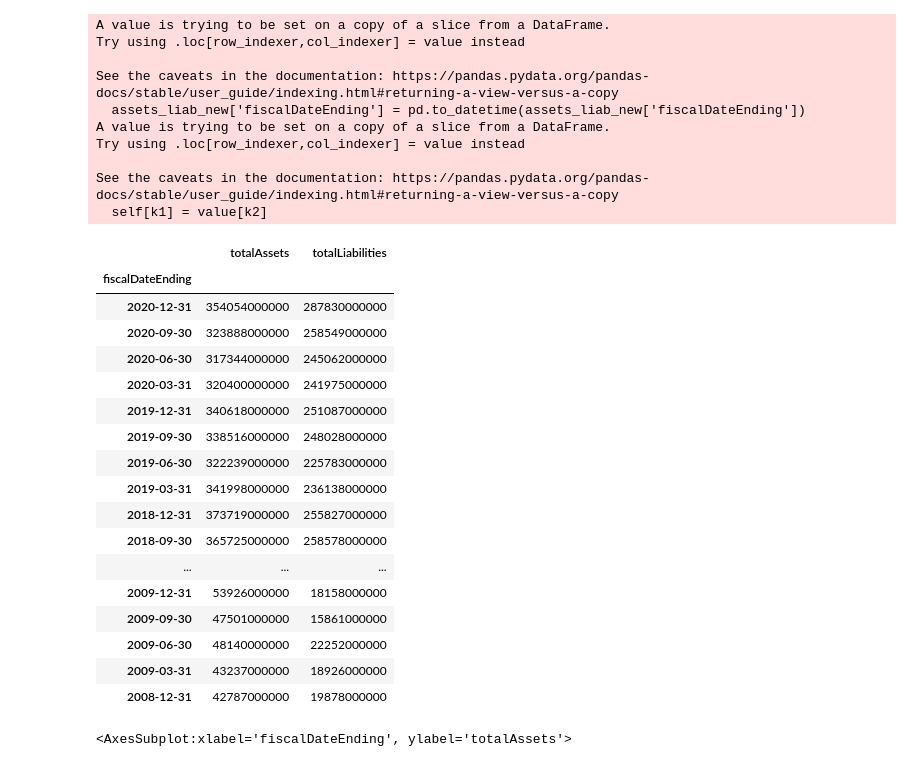
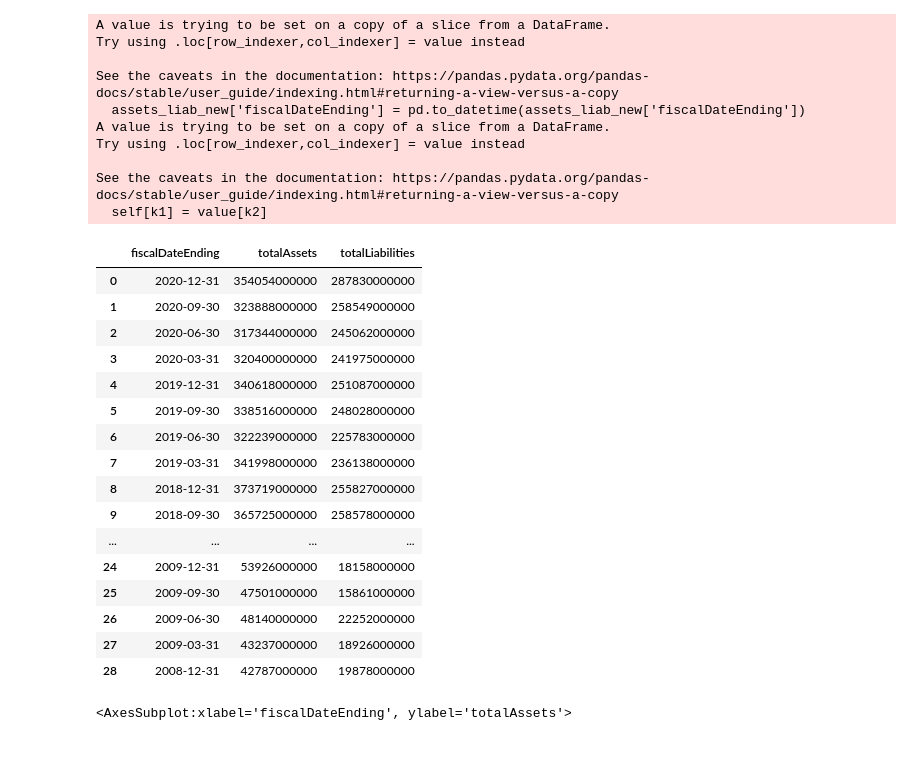
Before and after one commit to y-jiahao/stock-price-prediction, a Jupyter notebook: Jia Hao/main.ipynb, the cells around one changed output. Cells and saved outputs as stored; diff of their text form; code cells hidden in the pictures.

```diff
--- a/Jia Hao/main.ipynb
+++ b/Jia Hao/main.ipynb
@@ -25,41 +25,40 @@ isolddf = pd.read_excel("AAPL INCOME SHEET.xls")
 # %%
 assets_liab_new = bsquartdf[['fiscalDateEnding', 'totalAssets', 'totalLiabilities']]
 assets_liab_new['fiscalDateEnding'] = pd.to_datetime(assets_liab_new['fiscalDateEnding'])
 assets_liab_new[['totalAssets', 'totalLiabilities']] = assets_liab_new[['totalAssets', 'totalLiabilities']].apply(pd.to_numeric)
 assets_liab_old = bsolddf[['Period End Date', 'TOTAL ASSETS', 'TOTAL LIABILITIES']]
 new_cols = {x: y for x, y in zip(assets_liab_old.columns, assets_liab_new.columns)}
-assets_liab = assets_liab_new.append(assets_liab_old.rename(columns=new_cols))
-assets_liab.set_index('fiscalDateEnding', inplace = True)
+assets_liab1 = assets_liab_new.append(assets_liab_old.rename(columns=new_cols))
+assets_liab = assets_liab1.set_index('fiscalDateEnding')
 assets_liab
 # %% [output]
 A value is trying to be set on a copy of a slice from a DataFrame.
 Try using .loc[row_indexer,col_indexer] = value instead
 
 See the caveats in the documentation: https://pandas.pydata.org/pandas-docs/stable/user_guide/indexing.html#returning-a-view-versus-a-copy
   assets_liab_new['fiscalDateEnding'] = pd.to_datetime(assets_liab_new['fiscalDateEnding'])
 A value is trying to be set on a copy of a slice from a DataFrame.
 Try using .loc[row_indexer,col_indexer] = value instead
 
 See the caveats in the documentation: https://pandas.pydata.org/pandas-docs/stable/user_guide/indexing.html#returning-a-view-versus-a-copy
   self[k1] = value[k2]
-|  | totalAssets | totalLiabilities |
-| fiscalDateEnding |  |  |
-| 2020-12-31 | 354054000000 | 287830000000 |
-| 2020-09-30 | 323888000000 | 258549000000 |
-| 2020-06-30 | 317344000000 | 245062000000 |
-| 2020-03-31 | 320400000000 | 241975000000 |
-| 2019-12-31 | 340618000000 | 251087000000 |
-| 2019-09-30 | 338516000000 | 248028000000 |
-| 2019-06-30 | 322239000000 | 225783000000 |
-| 2019-03-31 | 341998000000 | 236138000000 |
-| 2018-12-31 | 373719000000 | 255827000000 |
-| 2018-09-30 | 365725000000 | 258578000000 |
-| ... | ... | ... |
-| 2009-12-31 | 53926000000 | 18158000000 |
-| 2009-09-30 | 47501000000 | 15861000000 |
-| 2009-06-30 | 48140000000 | 22252000000 |
-| 2009-03-31 | 43237000000 | 18926000000 |
-| 2008-12-31 | 42787000000 | 19878000000 |
+|  | fiscalDateEnding | totalAssets | totalLiabilities |
+| 0 | 2020-12-31 | 354054000000 | 287830000000 |
+| 1 | 2020-09-30 | 323888000000 | 258549000000 |
+| 2 | 2020-06-30 | 317344000000 | 245062000000 |
+| 3 | 2020-03-31 | 320400000000 | 241975000000 |
+| 4 | 2019-12-31 | 340618000000 | 251087000000 |
+| 5 | 2019-09-30 | 338516000000 | 248028000000 |
+| 6 | 2019-06-30 | 322239000000 | 225783000000 |
+| 7 | 2019-03-31 | 341998000000 | 236138000000 |
+| 8 | 2018-12-31 | 373719000000 | 255827000000 |
+| 9 | 2018-09-30 | 365725000000 | 258578000000 |
+| ... | ... | ... | ... |
+| 24 | 2009-12-31 | 53926000000 | 18158000000 |
+| 25 | 2009-09-30 | 47501000000 | 15861000000 |
+| 26 | 2009-06-30 | 48140000000 | 22252000000 |
+| 27 | 2009-03-31 | 43237000000 | 18926000000 |
+| 28 | 2008-12-31 | 42787000000 | 19878000000 |
 # %%
 sb.lineplot(data=assets_liab, x="fiscalDateEnding", y="totalAssets")
 # %% [output]
```
Also changed, not shown: parts of 3 cells of this notebook.
